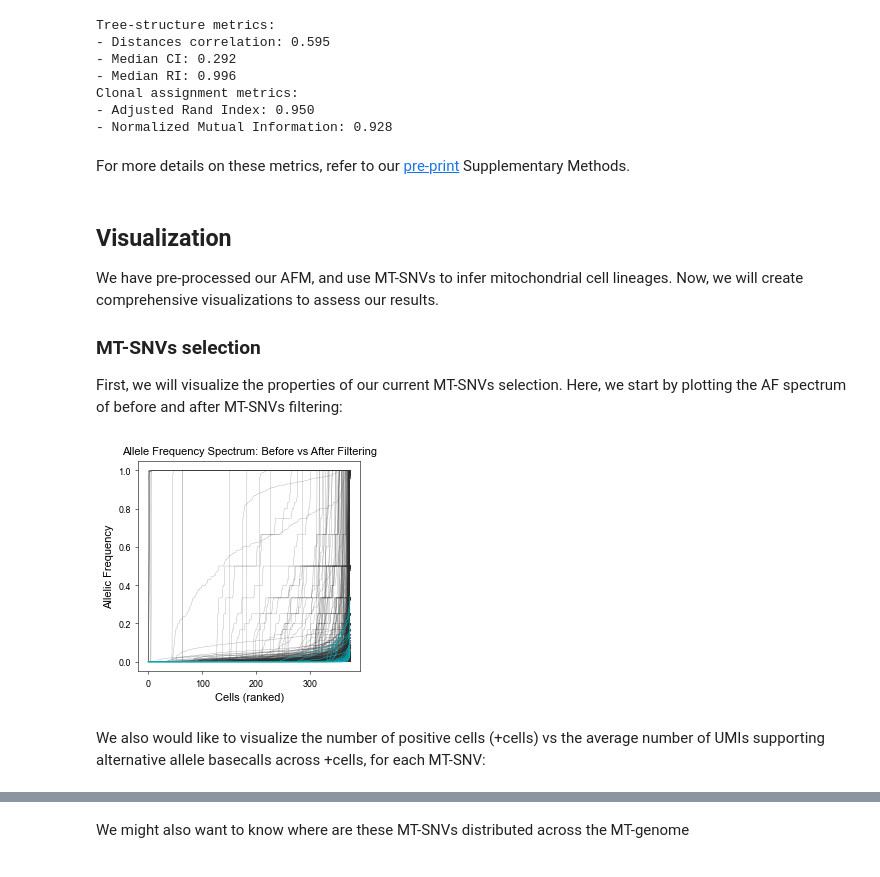
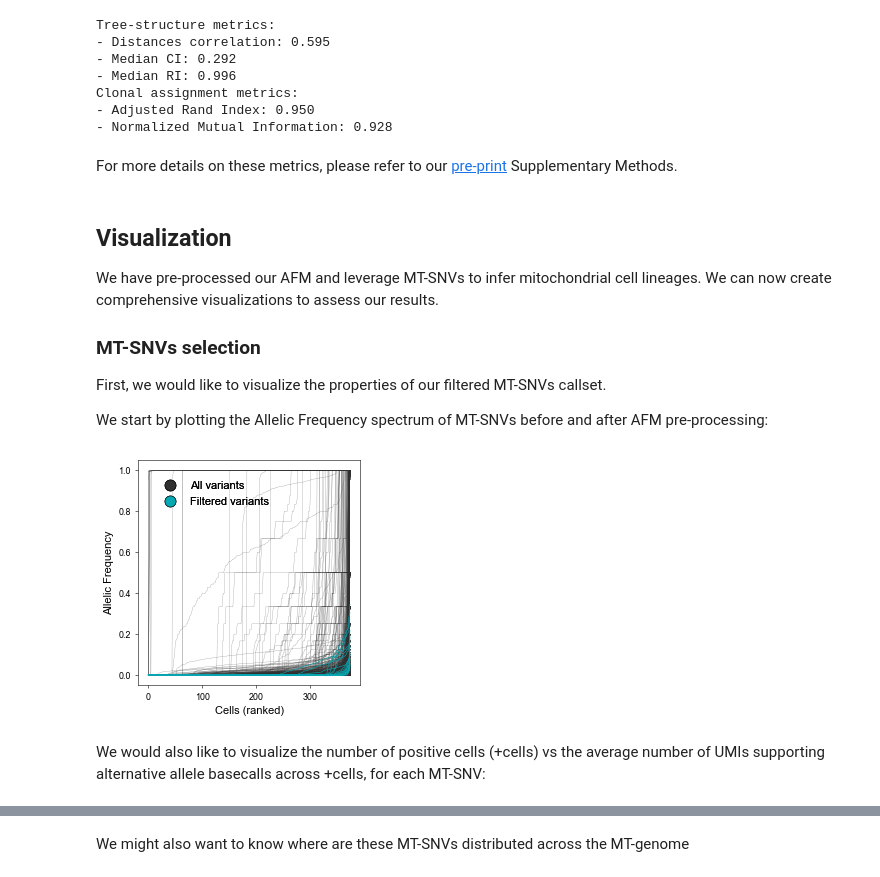
Before and after one commit to andrecossa5/MiTo, a Jupyter notebook: docs/source/getting_started_tutorial.ipynb, the cells around one changed output, grey strips where cells are left out. Saved outputs shown, nothing was run; the diff lists cells and outputs as text; code cells hidden in the pictures.

```diff
--- a/docs/source/getting_started_tutorial.ipynb
+++ b/docs/source/getting_started_tutorial.ipynb
@@ -321,28 +318,32 @@ Clonal assignment metrics:
 - Adjusted Rand Index: 0.950
 - Normalized Mutual Information: 0.928
 # %% [markdown]
-For more details on these metrics, refer to our [pre-print](https://doi.org/10.1101/2025.06.17.660165) Supplementary Methods.
+For more details on these metrics, please refer to our [pre-print](https://doi.org/10.1101/2025.06.17.660165) Supplementary Methods.
 # %% [markdown]
 ## Visualization
-We have pre-processed our AFM, and use MT-SNVs to infer mitochondrial cell lineages.
-Now, we will create comprehensive visualizations to assess our results.
+We have pre-processed our AFM and leverage MT-SNVs to infer mitochondrial cell lineages. We can now create comprehensive visualizations to assess our results.
 
 ### MT-SNVs selection
-First, we will visualize the properties of our current MT-SNVs selection.
-Here, we start by plotting the AF spectrum of before and after MT-SNVs filtering:
+First, we would like to visualize the properties of our filtered MT-SNVs callset.
+
+
+We start by plotting the Allelic Frequency spectrum of MT-SNVs before and after AFM pre-processing:
 # %%
 # Annotate vars in afm_raw
 mt.pp.annotate_vars(afm_raw)
 
+# Set colors
+colors = {'All variants': '#303030', 'Filtered variants': '#05A8B3'}
+
 # Plot allele frequency spectrum (before vs after filtering)
-fig, ax = plt.subplots(figsize=(3.5, 3.5))
-mt.pl.vars_AF_spectrum(afm_raw, ax=ax, color='#303030', alpha=.7, linewidth=.2, label='All variants')
-mt.pl.vars_AF_spectrum(afm_raw[:, afm.var_names], ax=ax, color='#05A8B3', linewidth=.5, alpha=1, label='Filtered variants')
-ax.set_title('Allele Frequency Spectrum: Before vs After Filtering')
+fig, ax = plt.subplots(figsize=(3.5,3.5))
+mt.pl.vars_AF_spectrum(afm_raw, ax=ax, color=colors['All variants'], alpha=.7, linewidth=.2)
+mt.pl.vars_AF_spectrum(afm_raw[:,afm.var_names], ax=ax, color=colors['Filtered variants'], linewidth=.5, alpha=1)
+plu.add_legend(colors, ax=ax, loc='upper left', bbox_to_anchor=(0.05,.95), frameon=False)
 fig.tight_layout()
 plt.show()
 # %% [output]
-[figure, old version]
+[figure, new version]
 # %% [markdown]
-We also would like to visualize the number of positive cells (+cells) vs the average number of UMIs supporting alternative allele basecalls across +cells, for each MT-SNV:
+We would also like to visualize the number of positive cells (+cells) vs the average number of UMIs supporting alternative allele basecalls across +cells, for each MT-SNV:
 # %%
```
Also changed, not shown: parts of 35 cells of this notebook, 4 other files.
